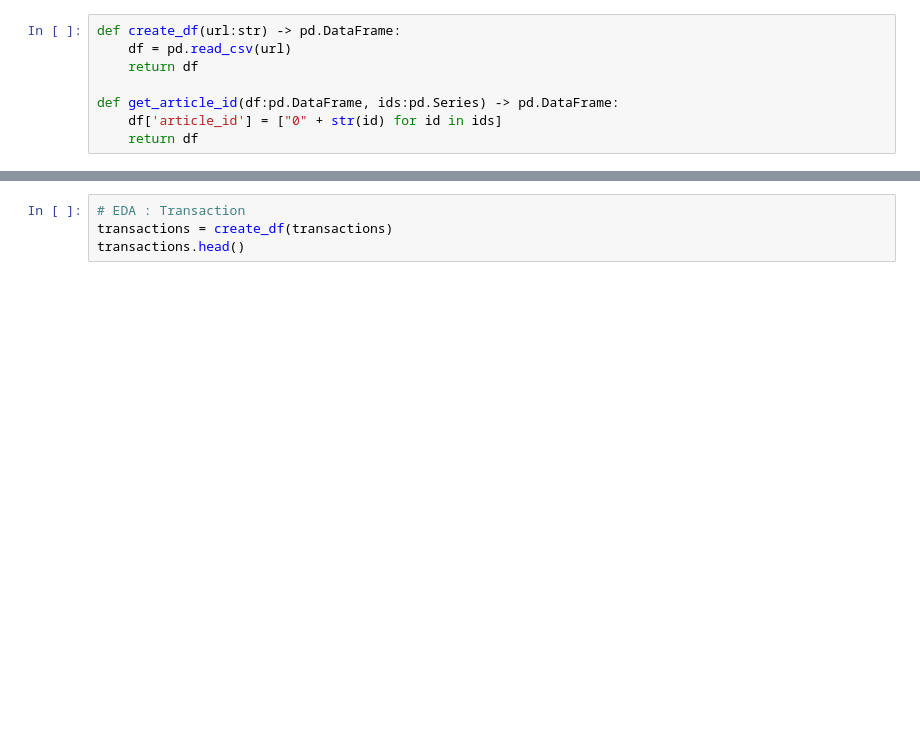
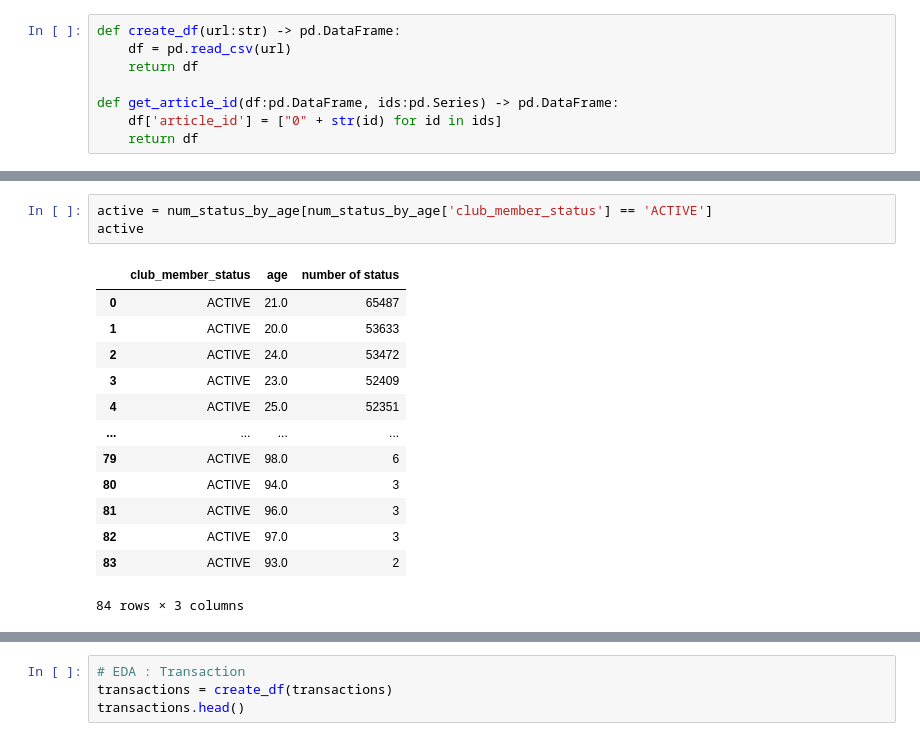
Before and after one commit to INA-95/H-M-Personalized-Fashion-Recommendations, a Jupyter notebook: EDA.ipynb, the cells around one changed output, grey strips where cells are left out. Saved outputs shown, nothing was run; the diff lists cells and outputs as text; blank space fills up the shorter version.

```diff
--- a/EDA.ipynb
+++ b/EDA.ipynb
@@ -135,0 +152,17 @@ distribution(customers, 'age')
+# %%
+active = num_status_by_age[num_status_by_age['club_member_status'] == 'ACTIVE']
+active
+# %% [output]
+|  | club_member_status | age | number of status |
+| 0 | ACTIVE | 21.0 | 65487 |
+| 1 | ACTIVE | 20.0 | 53633 |
+| 2 | ACTIVE | 24.0 | 53472 |
+| 3 | ACTIVE | 23.0 | 52409 |
+| 4 | ACTIVE | 25.0 | 52351 |
+| ... | ... | ... | ... |
+| 79 | ACTIVE | 98.0 | 6 |
+| 80 | ACTIVE | 94.0 | 3 |
+| 81 | ACTIVE | 96.0 | 3 |
+| 82 | ACTIVE | 97.0 | 3 |
+| 83 | ACTIVE | 93.0 | 2 |
+84 rows × 3 columns
```
Also changed, not shown: parts of 22 cells of this notebook.
